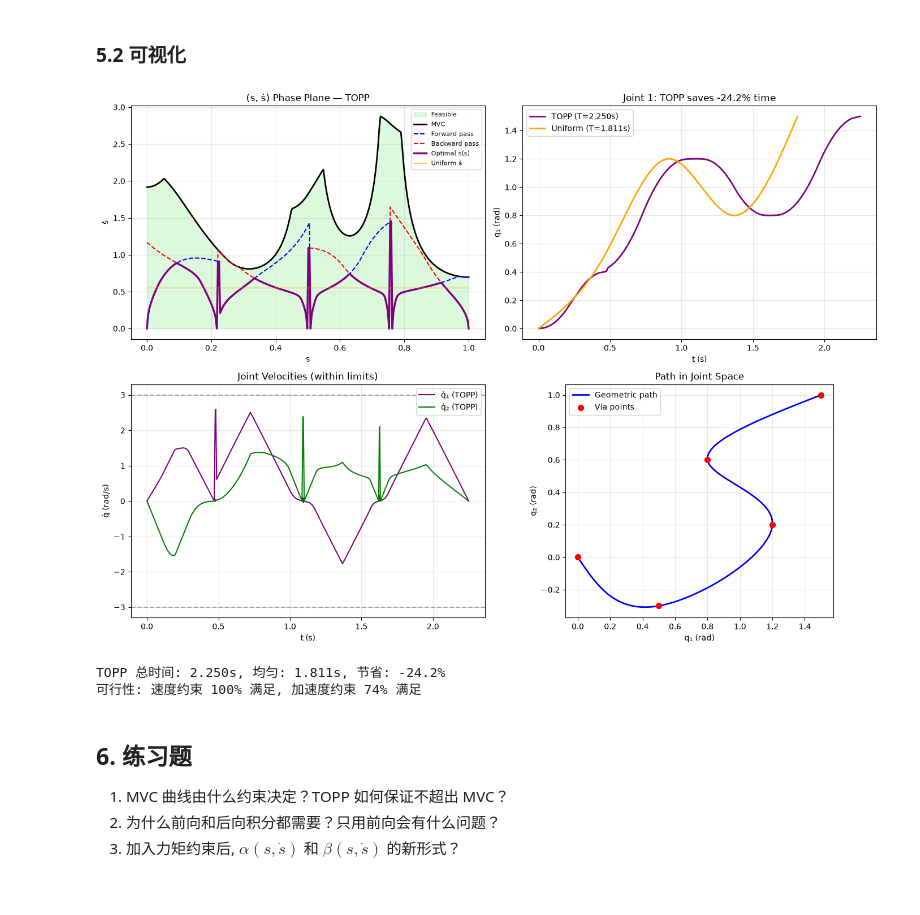
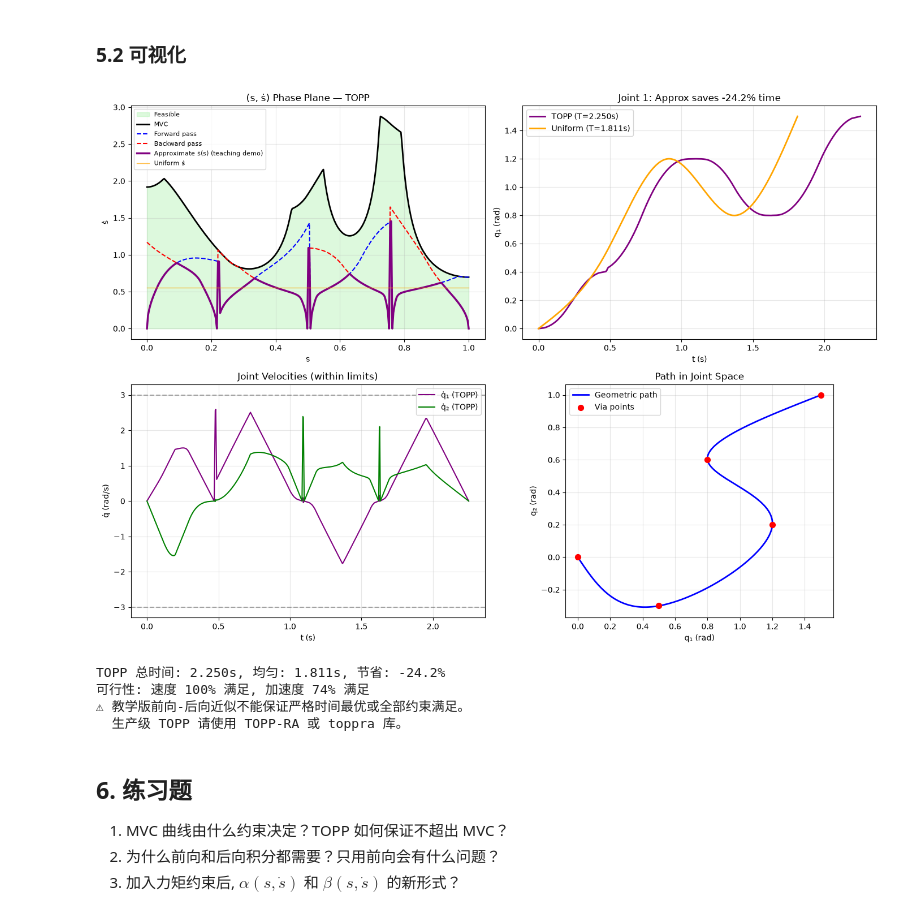
Before and after one commit to hhtbbc/roboticsselflearning, a Jupyter notebook: notebooks/14_time_parameterization.ipynb, the cells around one changed output. Cells and saved outputs as stored; diff of their text form; code cells hidden in the pictures.

```diff
--- a/notebooks/14_time_parameterization.ipynb
+++ b/notebooks/14_time_parameterization.ipynb
@@ -98,8 +98,12 @@ def compute_alpha_beta(s_idx, s_dot_val):
     alpha = -np.inf; beta = np.inf
     for d in range(2):
         fp = fp_vals[s_idx, d]; fpp = fpp_vals[s_idx, d]
-        if abs(fp) < 1e-10: continue
         term = fpp * s_dot_val**2
+        if abs(fp) < 1e-10:
+            # fp=0: 加速度约束退化为 |f''ṡ²| ≤ q̈_max
+            if abs(term) > q_ddot_max[d]:
+                alpha = max(alpha, 1e10); beta = min(beta, -1e10)  # 不可行
+            continue
         lo = (-q_ddot_max[d] - term) / fp
         hi = (q_ddot_max[d] - term) / fp
         if fp > 0:
@@ -152,7 +156,7 @@ axes[0,0].fill_between(s_vals, 0, s_dot_mvc, color='lightgreen', alpha=0.3, labe
 axes[0,0].plot(s_vals, s_dot_mvc, 'k-', linewidth=2, label='MVC')
 axes[0,0].plot(s_vals, s_dot_fwd, 'b--', linewidth=1.5, label='Forward pass')
 axes[0,0].plot(s_vals, s_dot_bwd, 'r--', linewidth=1.5, label='Backward pass')
-axes[0,0].plot(s_vals, s_dot_opt, 'purple', linewidth=2.5, label='Optimal ṡ(s)')
+axes[0,0].plot(s_vals, s_dot_opt, 'purple', linewidth=2.5, label='Approximate ṡ(s) (teaching demo)')
 axes[0,0].plot(s_vals, s_dot_uniform, 'orange', linewidth=1, alpha=0.7, label='Uniform ṡ')
 axes[0,0].set_xlabel('s'); axes[0,0].set_ylabel('ṡ')
 axes[0,0].set_title('(s, ṡ) Phase Plane — TOPP'); axes[0,0].legend(fontsize=8); axes[0,0].grid(True, alpha=0.3)
@@ -162,41 +166,45 @@ q_opt = np.column_stack([cs1(s_vals), cs2(s_vals)])
 axes[0,1].plot(t_path, q_opt[:,0], 'purple', linewidth=2, label=f'TOPP (T={t_path[-1]:.3f}s)')
 axes[0,1].plot(t_uniform, q_opt[:,0], 'orange', linewidth=2, label=f'Uniform (T={t_uniform[-1]:.3f}s)')
 axes[0,1].set_xlabel('t (s)'); axes[0,1].set_ylabel('q₁ (rad)')
-axes[0,1].set_title(f'Joint 1: TOPP saves {(1-t_path[-1]/t_uniform[-1])*100:.1f}% time'); axes[0,1].legend(); axes[0,1].grid(True, alpha=0.3)
+axes[0,1].set_title(f'Joint 1: Approx saves {(1-t_path[-1]/t_uniform[-1])*100:.1f}% time'); axes[0,1].legend(); axes[0,1].grid(True, alpha=0.3)
 
 # 速度
 q_dot_opt = fp_vals * s_dot_opt[:, None]  # q̇ = f'(s)ṡ
 axes[1,0].plot(t_path, q_dot_opt[:,0], 'purple', linewidth=1.5, label='q̇₁ (TOPP)')
 axes[1,0].plot(t_path, q_dot_opt[:,1], 'g-', linewidth=1.5, label='q̇₂ (TOPP)')
 axes[1,0].axhline(y=q_dot_max[0], c='k', ls='--', alpha=0.3)
 axes[1,0].axhline(y=-q_dot_max[0], c='k', ls='--', alpha=0.3)
 axes[1,0].set_xlabel('t (s)'); axes[1,0].set_ylabel('q̇ (rad/s)')
 axes[1,0].set_title('Joint Velocities (within limits)'); axes[1,0].legend(); axes[1,0].grid(True, alpha=0.3)
 
 # 路径 q₁ vs q₂
 axes[1,1].plot(q_opt[:,0], q_opt[:,1], 'b-', linewidth=2, label='Geometric path')
 axes[1,1].scatter(via_pts[:,0], via_pts[:,1], c='red', s=50, zorder=5, label='Via points')
 axes[1,1].set_xlabel('q₁ (rad)'); axes[1,1].set_ylabel('q₂ (rad)')
 axes[1,1].set_title('Path in Joint Space'); axes[1,1].set_aspect('equal'); axes[1,1].legend(); axes[1,1].grid(True, alpha=0.3)
 
 plt.tight_layout()
 plt.savefig('../outputs/14_topp_general_path.png', dpi=100, bbox_inches='tight')
 plt.show()
 
 # 可行性验证: 检查实际 q̇ = f'(s)ṡ, q̈ = f'(s)s̈ + f''(s)ṡ²
 q_dot_actual = fp_vals * s_dot_opt[:, None]
 # s̈ = dṡ/dt = ṡ · dṡ/ds (链式法则)
 d_sdot_ds = np.gradient(s_dot_opt, ds)
 s_ddot_actual = s_dot_opt * d_sdot_ds  # NOT ds alone!
 q_ddot_actual = fp_vals * s_ddot_actual[:, None] + fpp_vals * s_dot_opt[:, None]**2
 v_ok = np.all(np.abs(q_dot_actual) <= q_dot_max * 1.01, axis=1)
 a_ok = np.all(np.abs(q_ddot_actual) <= q_ddot_max * 1.01, axis=1)
 print(f"TOPP 总时间: {t_path[-1]:.3f}s, 均匀: {t_uniform[-1]:.3f}s, 节省: {(1-t_path[-1]/t_uniform[-1])*100:.1f}%")
-print(f"可行性: 速度约束 {np.mean(v_ok)*100:.0f}% 满足, 加速度约束 {np.mean(a_ok)*100:.0f}% 满足")
+print(f"可行性: 速度 {np.mean(v_ok)*100:.0f}% 满足, 加速度 {np.mean(a_ok)*100:.0f}% 满足")
+print("⚠ 教学版前向-后向近似不能保证严格时间最优或全部约束满足。")
+print("  生产级 TOPP 请使用 TOPP-RA 或 toppra 库。")
 # %% [output]
-[figure, old version]
+[figure, new version]
 TOPP 总时间: 2.250s, 均匀: 1.811s, 节省: -24.2%
-可行性: 速度约束 100% 满足, 加速度约束 74% 满足
+可行性: 速度 100% 满足, 加速度 74% 满足
+⚠ 教学版前向-后向近似不能保证严格时间最优或全部约束满足。
+  生产级 TOPP 请使用 TOPP-RA 或 toppra 库。
 # %% [markdown]
 ## 6. 练习题
 1. MVC 曲线由什么约束决定？TOPP 如何保证不超出 MVC？
```
Also changed, not shown: 3 other files.
